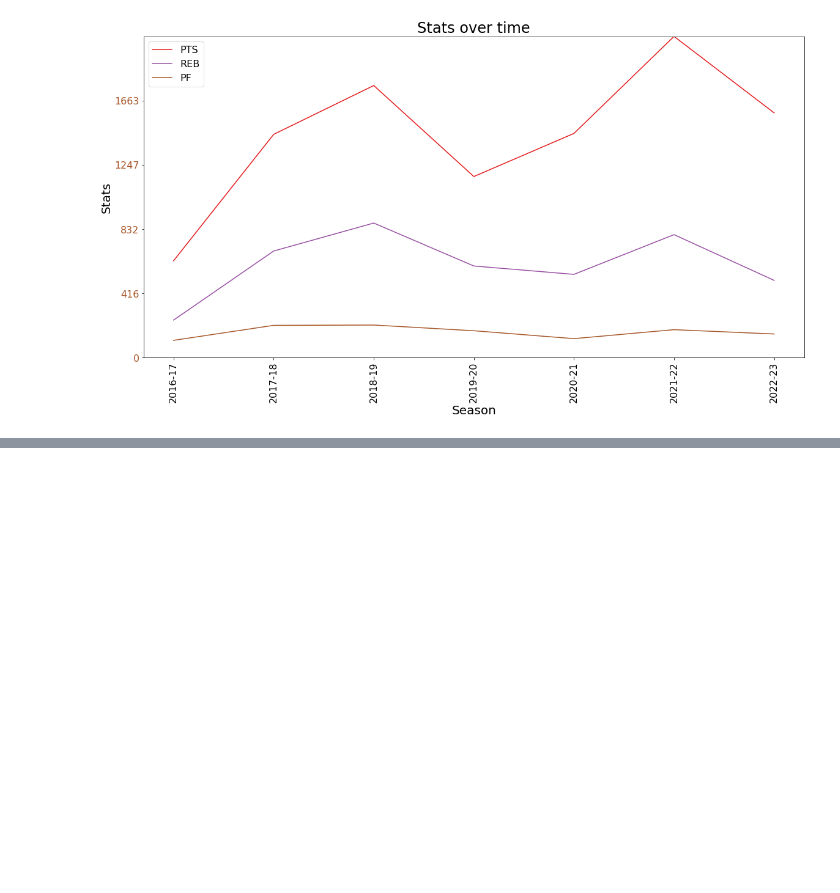
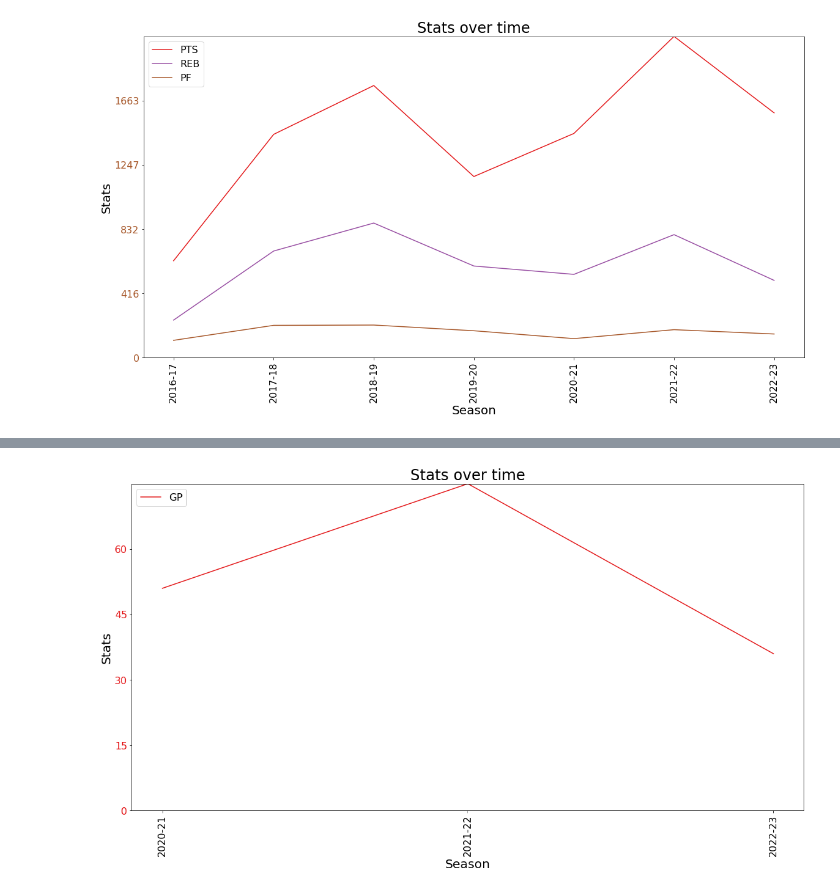
Before and after one commit to gporceng/NBA_Graphs, a Jupyter notebook: Demo.ipynb, the cells around one changed output, grey strips where cells are left out. Cells and saved outputs as stored; diff of their text form; code cells hidden in the pictures; blank space fills up the shorter version.

```diff
--- a/Demo.ipynb
+++ b/Demo.ipynb
@@ -210,6 +172,0 @@ big_fundamental
-# %%
-def getPlayerID(Name):
-    nba_players = players.get_players()
-    ID = [player for player in nba_players
-    if player['full_name'] == Name][0]
-    return ID
@@ -225,0 +210,6 @@ test()
+# %%
+def getPlayerID(Name):
+    nba_players = players.get_players()
+    ID = [player for player in nba_players
+        if player['full_name'] == Name][0]
+    return ID['id']
@@ -225,0 +245,6 @@ test()
+# %%
+goat = plotPlayerStats(getPlayerID("LaMelo Ball"))
+# %%
+plot_stats(goat,['GP'])
+# %% [output]
+[figure, added]
```
Also changed, not shown: parts of 21 cells of this notebook.
